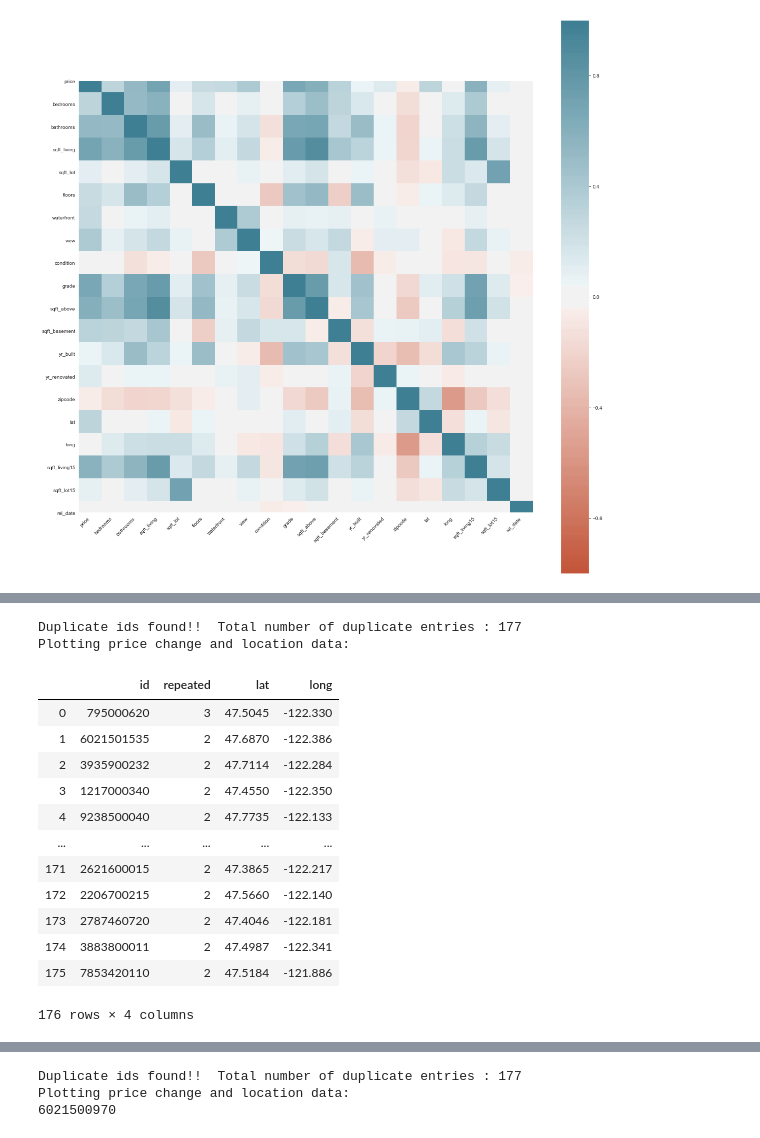
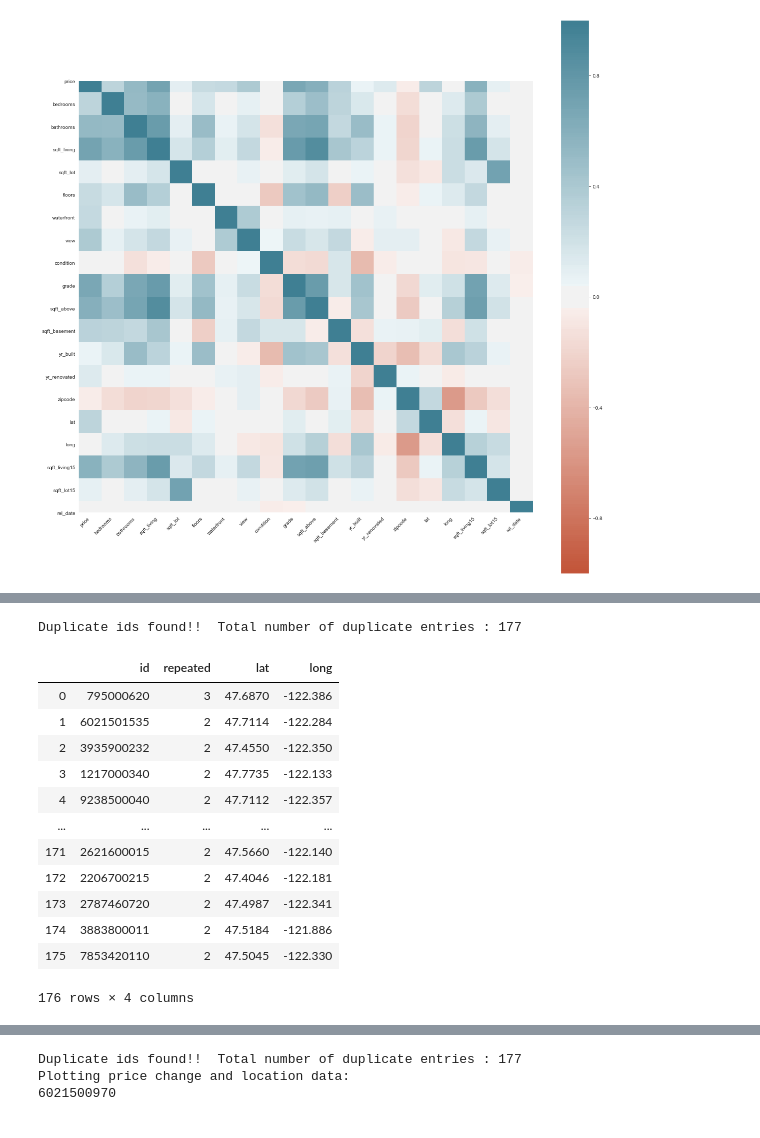
Before and after one commit to matteomm/dsc-mod-2-project-v2-1-london-ds-02172020, a Jupyter notebook: Rani.ipynb, the cells around one changed output, grey strips where cells are left out. Cells and saved outputs as stored; diff of their text form; code cells hidden in the pictures.

```diff
--- a/Rani.ipynb
+++ b/Rani.ipynb
@@ -163,58 +157,58 @@ m
 # %%
 def duplicates(df):
 
-    data_len = len(df['id'])
+    data_len = len(df)
     unique_len = len(df['id'].unique())
     duplicate_dict = dict()
 
     if data_len == unique_len:
         print("No duplicate ids found in data")
 
     else:
         print("Duplicate ids found!!  Total number of duplicate entries : {}".format(data_len - unique_len))
-        print('Plotting price change and location data:')
         duplicate_ids = np.array(list(df.loc[df['id'].duplicated()]['id']))
 
         for ids in duplicate_ids:
             duplicate_dict.update({ids : len(df.loc[df['id'] == ids])})
             duplicate_dict
 
         duplicate_df = pd.DataFrame.from_dict(data = duplicate_dict, orient = 'index',columns=['repeated'])
         duplicate_df.sort_values(by = ['repeated'], inplace=True, ascending=False)
         duplicate_df.reset_index(inplace=True)
         duplicate_df.columns = ['id', 'repeated']
         duplicate_df
 
         lat = pd.Series([])
         long = pd.Series([])
 
+        lat = []
+        long = []
+        price =[]
         for ids in duplicate_df['id']:
 
-            lat1 = pd.Series([list(df.loc[df['id'] == ids]['lat']).pop()])
-            long1 = pd.Series([list(df.loc[df['id'] == ids]['long']).pop()])
-            lat = lat.append(lat1, ignore_index=True)
-            long = long.append(long1, ignore_index=True)
+            lat.insert(-1,list(df.loc[df['id'] == ids]['lat']).pop())
+            long.insert(-1,list(df.loc[df['id'] == ids]['long']).pop())
+
 
         duplicate_df['lat'] = lat
         duplicate_df['long'] = long
 
-        return duplicate_df
+        return duplicate_df, duplicate_dict
 
-
-duplicates(df)
+duplicate_df, duplicate_dict =duplicates(df)
+duplicate_df
 # %% [output]
 Duplicate ids found!!  Total number of duplicate entries : 177
-Plotting price change and location data:
 |  | id | repeated | lat | long |
-| 0 | 795000620 | 3 | 47.5045 | -122.330 |
-| 1 | 6021501535 | 2 | 47.6870 | -122.386 |
-| 2 | 3935900232 | 2 | 47.7114 | -122.284 |
-| 3 | 1217000340 | 2 | 47.4550 | -122.350 |
-| 4 | 9238500040 | 2 | 47.7735 | -122.133 |
+| 0 | 795000620 | 3 | 47.6870 | -122.386 |
+| 1 | 6021501535 | 2 | 47.7114 | -122.284 |
+| 2 | 3935900232 | 2 | 47.4550 | -122.350 |
+| 3 | 1217000340 | 2 | 47.7735 | -122.133 |
+| 4 | 9238500040 | 2 | 47.7112 | -122.357 |
 | ... | ... | ... | ... | ... |
-| 171 | 2621600015 | 2 | 47.3865 | -122.217 |
-| 172 | 2206700215 | 2 | 47.5660 | -122.140 |
-| 173 | 2787460720 | 2 | 47.4046 | -122.181 |
-| 174 | 3883800011 | 2 | 47.4987 | -122.341 |
-| 175 | 7853420110 | 2 | 47.5184 | -121.886 |
+| 171 | 2621600015 | 2 | 47.5660 | -122.140 |
+| 172 | 2206700215 | 2 | 47.4046 | -122.181 |
+| 173 | 2787460720 | 2 | 47.4987 | -122.341 |
+| 174 | 3883800011 | 2 | 47.5184 | -121.886 |
+| 175 | 7853420110 | 2 | 47.5045 | -122.330 |
 176 rows × 4 columns
```
Also changed, not shown: parts of 20 cells of this notebook.
